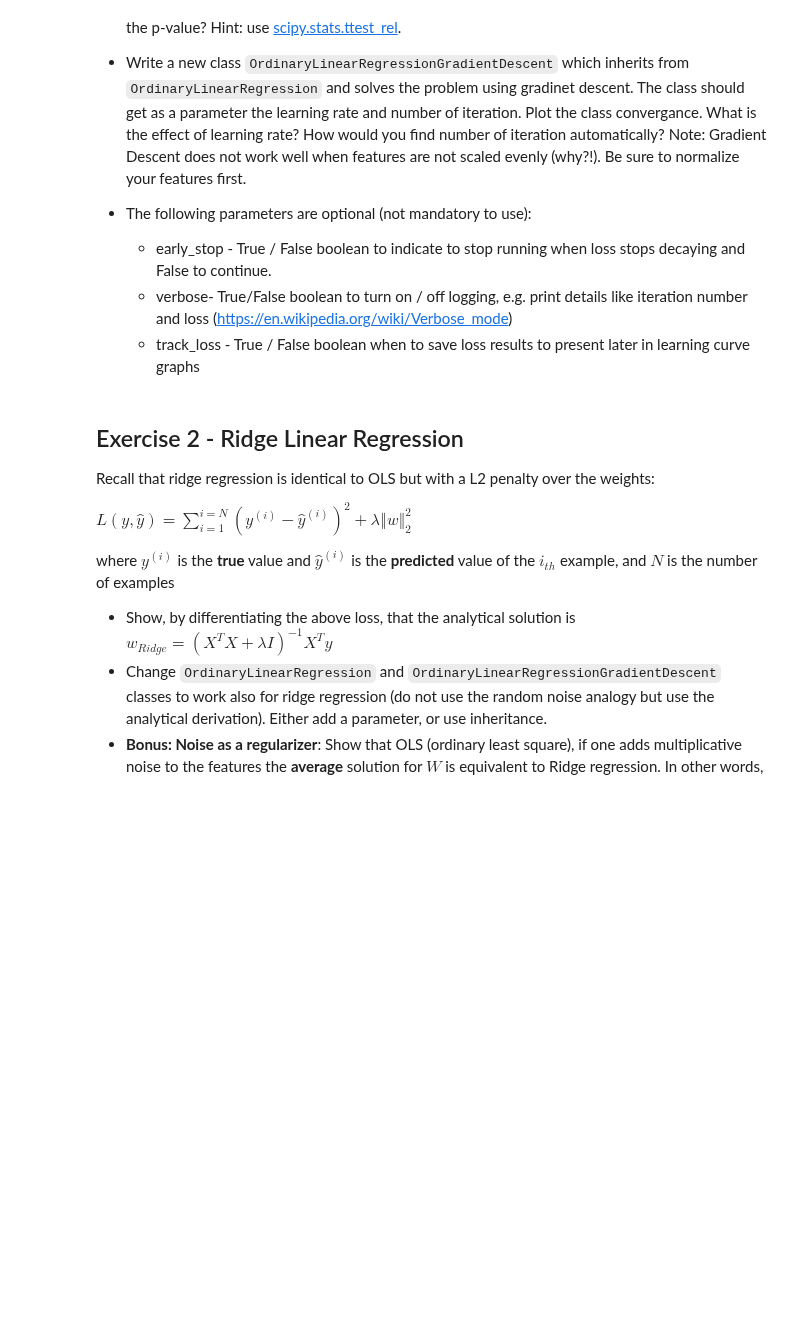
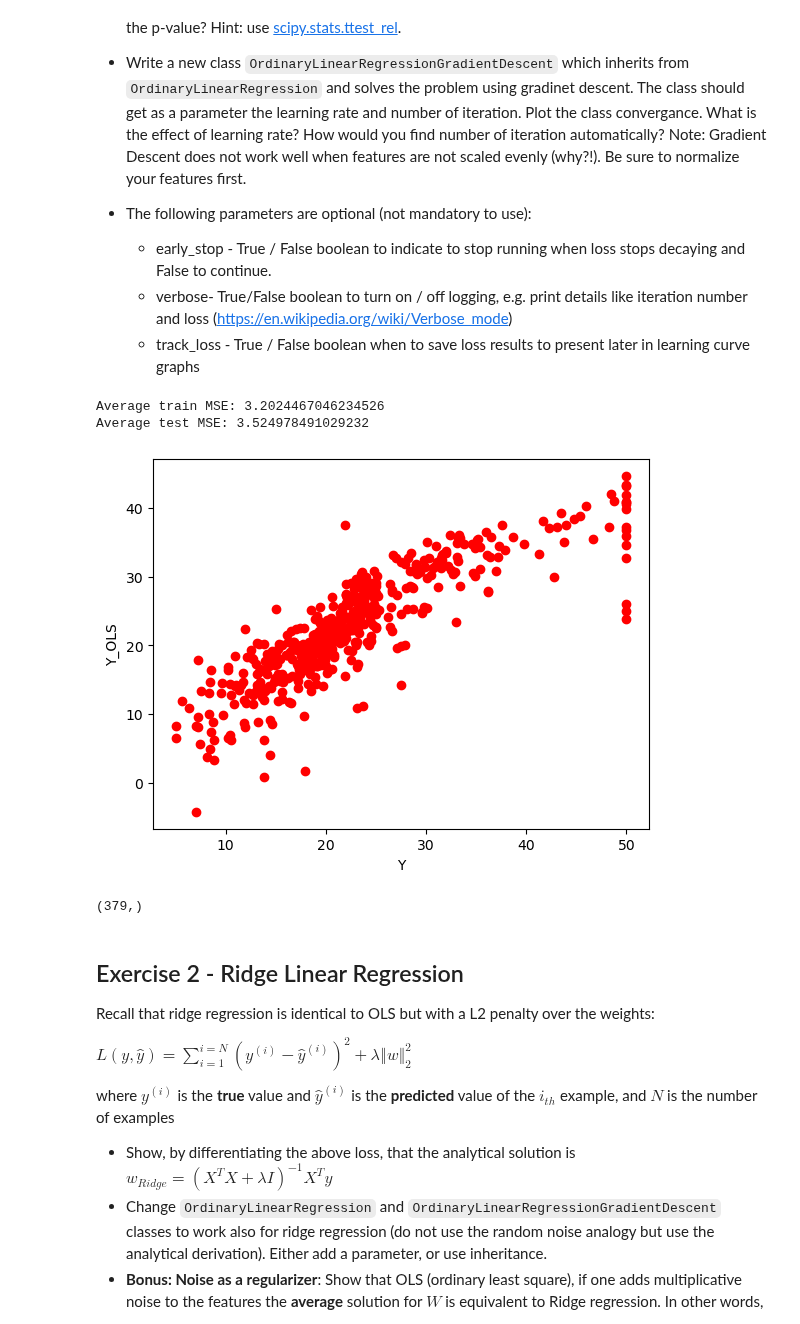
Before and after one commit to tryko/y_data_Itay_asaf_, a Jupyter notebook: Supervised_Learning/week_2/Regression_&_Regularization_Exercise - asaf.ipynb, the cells around one changed output. Drawn from its saved outputs; the diff is of its cells as text; code cells hidden in the pictures; blank space fills up the shorter version.

```diff
--- a/Supervised_Learning/week_2/Regression_&_Regularization_Exercise - asaf.ipynb
+++ b/Supervised_Learning/week_2/Regression_&_Regularization_Exercise - asaf.ipynb
@@ -75,33 +73,77 @@ import numpy as np
+# %%
+import numpy as np
+import matplotlib.pyplot as plt
+from sklearn.datasets import load_boston
+import sklearn.model_selection
+import warnings
+# Ignore all warnings
+warnings.filterwarnings("ignore")
+
+
+# Load the Boston dataset
+X, y = load_boston(return_X_y=True)
+p = X.shape[0]
+n = X.shape[1]
 # %%
 # * write a model `Ols` which has a propoery $w$ and 3 methods: `fit`, `predict` and `score`.? hint: use [numpy.linalg.pinv](https://docs.scipy.org/doc/numpy-1.15.1/reference/generated/numpy.linalg.pinv.html) to be more efficient.
 
 class Ols(object):
   def __init__(self):
-    self.w = None
+    self.w = np.array([1])
 
   @staticmethod
   def pad(X):
-    return np.
+    return np.hstack([np.ones((X.shape[0], 1)), X])
 
-  def fit(self, X, Y):
-    #remeber pad with 1 before fitting
-    pass
+  def fit(self,X, Y):
+    X = self.pad(X)
+    self.w = np.linalg.inv(X.T @ X) @ X.T @ Y
+    return
+  def _fit(self, X, Y):
+    return
+  def predict(self, X):
+      X = self.pad(X)
+      return  X @ self.w
 
-  def _fit(self, X, Y):
-    # optional to use this
-    pass
+  def score(self, X, y_true):
+    y_pred = self.predict(X)
+    return np.mean(np.sqrt((y_pred - y_true)**2))
 
-  def predict(self, X):
-    #return wx
-    pass
 
-  def _predict(self, X):
-    # optional to use this
-    pass
+# Plot a scatter plot where on x-axis plot y and in the y-axis Y-ols
+model = Ols()
+model.fit(X,y)
+y_pred = model.predict(X)
 
-  def score(self, X, Y):
-    #return MSE
-    pass
+plt.scatter(y,y_pred,c='red')
+plt.xlabel('Y')
+plt.ylabel('Y_OLS')
+
+
+# Split the data to 75% train and 25% test 20 times. What is the average MSE now for train and test?
+test_MSE = []
+train_MSE = []
+
+
+for i in range(20):
+  X_train,X_test,y_train,y_test = sklearn.model_selection.train_test_split(X,y,test_size=0.25,shuffle=True)
+  train = model.pad(train)
+  test = model.pad(test)
+  model.fit(X_train,y_train)
+  train_MSE.append(model.score(X_train,y_train))
+  test_MSE.append(model.score(X_test,y_test))
+
+print('Average train MSE:',np.mean(train_MSE))
+print('Average test MSE:',np.mean(test_MSE))
+# %% [output]
+Average train MSE: 3.2024467046234526
+Average test MSE: 3.524978491029232
+[figure, added]
+# %%
+X_train,X_test,y_train,y_test = sklearn.model_selection.train_test_split(X,y,test_size=0.25,shuffle=True)
+y_train.shape
+# %% [output]
+(379,)
 # %%
 # Write a new class OlsGd which solves the problem using gradinet descent.
 # The class should get as a parameter the learning rate and number of iteration.
```
Also changed, not shown: parts of 1 cell of this notebook, 1 other file.
